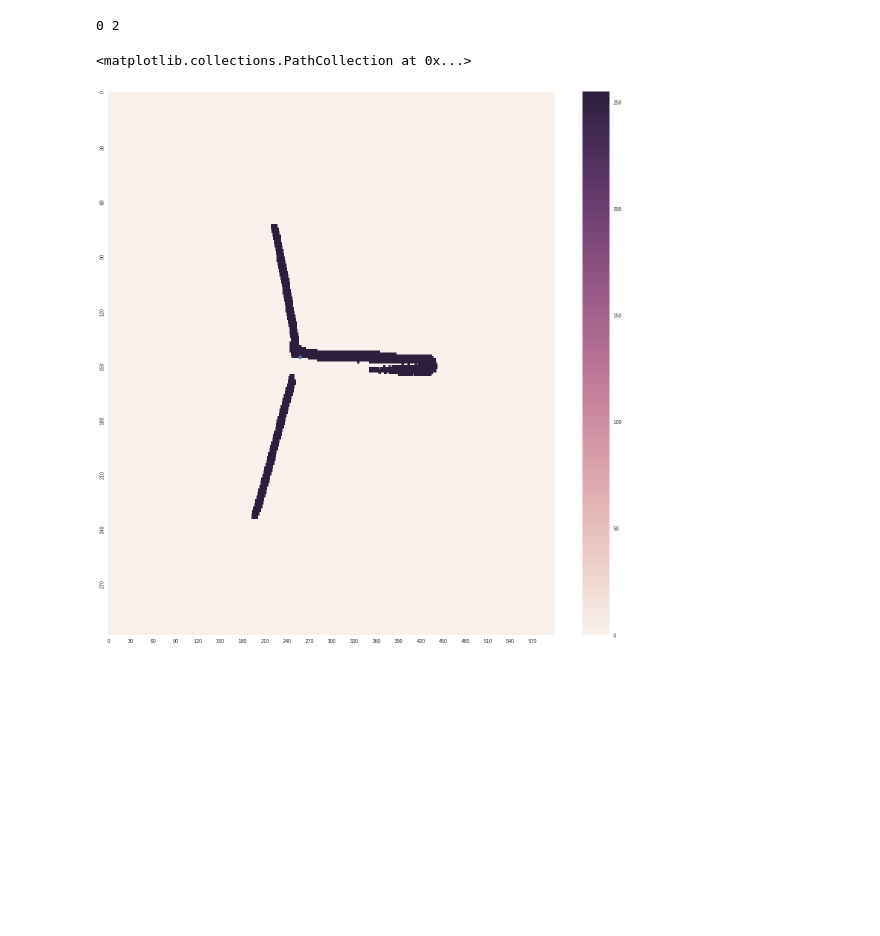
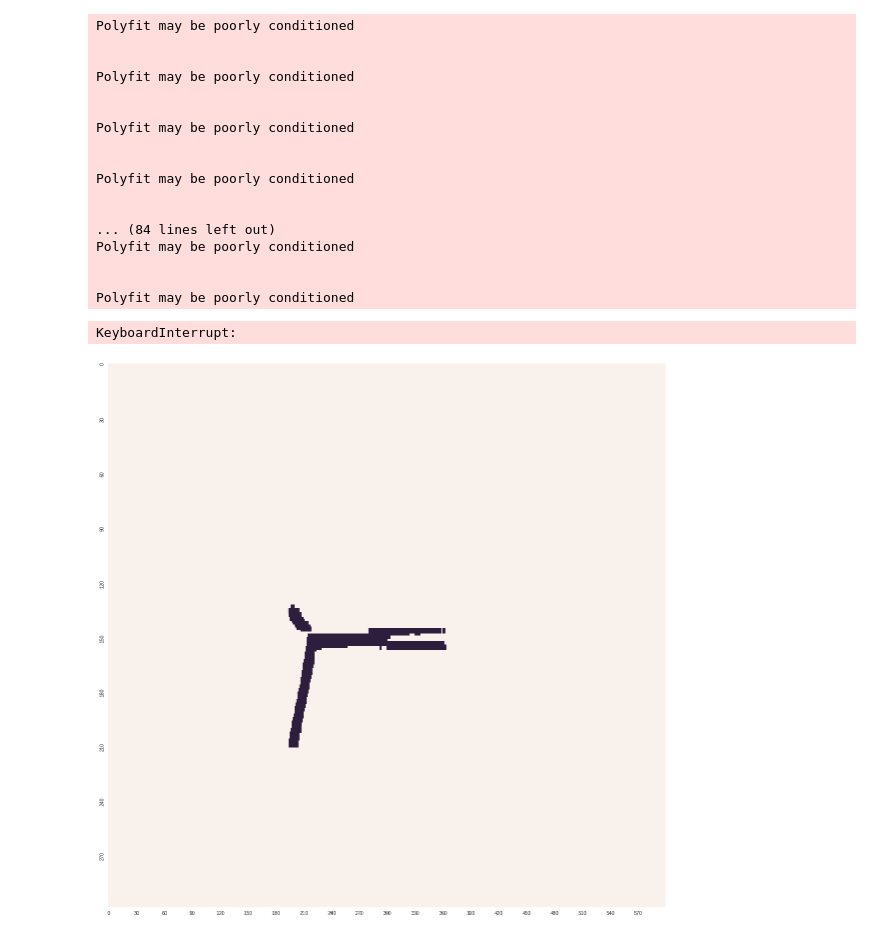
Before and after one commit to tbjc1magic/tbjcATTPCroot2, a Jupyter notebook: tbjcAnalysis/EachQ/Untitled7.ipynb, the cells around one changed output. Cells and saved outputs as stored; diff of their text form; code cells hidden in the pictures; blank space fills up the shorter version.

```diff
--- a/tbjcAnalysis/EachQ/Untitled7.ipynb
+++ b/tbjcAnalysis/EachQ/Untitled7.ipynb
@@ -38,7 +38,7 @@ def DoIt(fits,pic,y0):
 
     max_idx = max(zip(range(4),fits),key=lambda x:x[1][0])[0]
     opp_idx = (max_idx+2)%4
-    print max_idx, opp_idx
+    #print max_idx, opp_idx
 
     k1,b1 = fits[max_idx][1:3]
     if fits[opp_idx][0]>50:
@@ -58,7 +58,7 @@ def DoIt(fits,pic,y0):
 def Process(pic,images):
     pic_ = np.copy(pic)
 
-    score,y0,y1 = VertexPos(pic_)
+    #score,y0,y1 = VertexPos(pic_)
     points = TipFinder(pic_)
     xv,yv = points[points[:,0].argsort()][-1]
 
@@ -85,13 +85,45 @@ def Process(pic,images):
             fits.append((0,0,0,100))
 
     ### process the fits according to each of the scenario
-    return DoIt(fits,pic,yv)
+    xc,yc = DoIt(fits,pic,yv)
+
+    return xv,yv,xc,yc
 # %%
-pic, images = dp.Process1(9)
-sns.heatmap(pic[::-1], xticklabels=30, yticklabels=30)
-xc,yc = Process(pic, images)
-plt.scatter([xc],[yc])
+
+distance = []
+
+for EID in dp.t3['EventID'].values:
+
+    pic, images = dp.Process1(EID)
+    plt.clf()
+    sns.heatmap(pic[::-1], xticklabels=30, yticklabels=30)
+    try:
+        xv,yv,xc,yc = Process(pic, images)
+        plt.scatter([xc],[yc])
+        distance.append(((xc-xv)**2+(yc-yv)**2)**0.5)
+    except:
+        pass
+
+
+
+    plt.savefig("{:04d}.jpg".format(EID))
 # %% [output]
-0 2
+Polyfit may be poorly conditioned
+
+
+Polyfit may be poorly conditioned
+
+
+Polyfit may be poorly conditioned
+
+
+Polyfit may be poorly conditioned
+
+
+... (84 lines left out)
+Polyfit may be poorly conditioned
+
+
+Polyfit may be poorly conditioned
-<matplotlib.collections.PathCollection at 0x...>
+KeyboardInterrupt:
-[figure, old version]
+[figure, new version]
```
Also changed, not shown: parts of 7 cells of this notebook, 9 other files.
